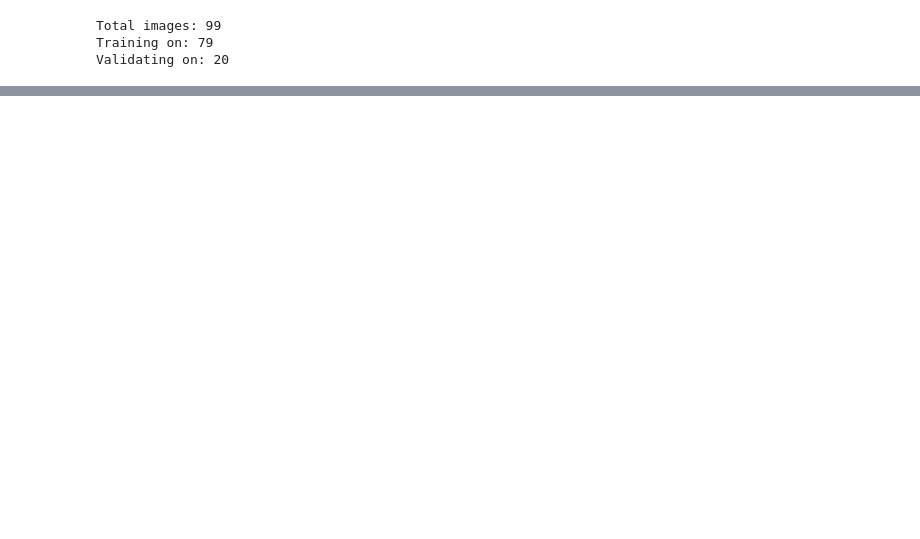
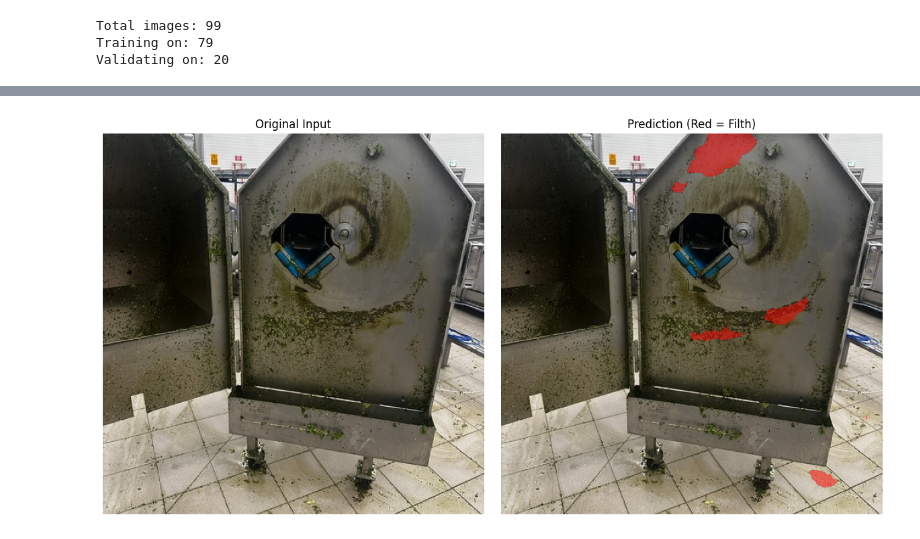
Before and after one commit to filth-detector/model-tests, a Jupyter notebook: segformer.ipynb, the cells around one changed output, grey strips where cells are left out. Saved outputs shown, nothing was run; the diff lists cells and outputs as text; code cells hidden in the pictures; blank space fills up the shorter version.

```diff
--- a/segformer.ipynb
+++ b/segformer.ipynb
@@ -215,0 +263,85 @@ RuntimeError: Found no NVIDIA driver on your system. Please check that you have
+# %%
+import torch
+from torch import nn
+from transformers import SegformerImageProcessor, SegformerForSemanticSegmentation
+from PIL import Image
+import matplotlib.pyplot as plt
+import numpy as np
+import os
+
+# --- CONFIGURATION ---
+MODEL_DIR = "./final_model"      # Your saved folder
+IMAGE_PATH = "./test_image10.jpg"  # Change to your image path
+DEVICE = "cuda" if torch.cuda.is_available() else "cpu"
+
+print(f"Loading model from {MODEL_DIR}...")
+print(f"Running on: {DEVICE}")
+
+# --- 1. SMART LOAD ---
+# Try to load processor from local folder; if missing, use default
+try:
+    processor = SegformerImageProcessor.from_pretrained(MODEL_DIR)
+    print("✅ Loaded processor from ./final_model")
+except OSError:
+    print("⚠️ Processor config not found in ./final_model. Fallback to nvidia/mit-b0 (This is fine).")
+    processor = SegformerImageProcessor.from_pretrained("nvidia/mit-b0")
+
+processor.do_reduce_labels = False
+
+# Load the fine-tuned weights
+model = SegformerForSemanticSegmentation.from_pretrained(MODEL_DIR)
+model.to(DEVICE)
+model.eval()
+
+# --- 2. PREDICTION FUNCTION ---
+def predict(image_path):
+    # Load Image
+    image = Image.open(image_path).convert("RGB")
+
+    # Preprocess
+    inputs = processor(images=image, return_tensors="pt")
+    inputs = {k: v.to(DEVICE) for k, v in inputs.items()}
+
+    # Forward Pass
+    with torch.no_grad():
+        outputs = model(**inputs)
+
+    # Upsample logits to original image size
+    # (B, C, H, W) -> (C, H, W)
+    logits = outputs.logits
+    upsampled_logits = nn.functional.interpolate(
+        logits,
+        size=image.size[::-1], # (height, width)
+        mode="bilinear",
+        align_corners=False,
+    )
+
+    # Argmax to get class indices
+    pred_seg = upsampled_logits.argmax(dim=1)[0]
+    return image, pred_seg.cpu().numpy()
+
+# --- 3. RUN & VISUALIZE ---
+if not os.path.exists(IMAGE_PATH):
+    print(f"❌ Error: Image not found at {IMAGE_PATH}")
+else:
+    original, mask = predict(IMAGE_PATH)
+
+    # Create Red Overlay for Class 1 (Filth)
+    mask_overlay = np.zeros((mask.shape[0], mask.shape[1], 4))
+    # Red color: [R=1, G=0, B=0, Alpha=0.5]
+    mask_overlay[mask == 1] = [1, 0, 0, 0.5]
+
+    # Plot
+    fig, ax = plt.subplots(1, 2, figsize=(12, 6))
+    ax[0].imshow(original)
+    ax[0].set_title("Original Input")
+    ax[0].axis("off")
+
+    ax[1].imshow(original)
+    ax[1].imshow(mask_overlay)
+    ax[1].set_title("Prediction (Red = Filth)")
+    ax[1].axis("off")
+
+    plt.tight_layout()
+    plt.show()
+# %% [output]
@@ -215,0 +351 @@ RuntimeError: Found no NVIDIA driver on your system. Please check that you have
+[figure, added]
```
Also changed, not shown: parts of 5 cells of this notebook, 4 other files.
